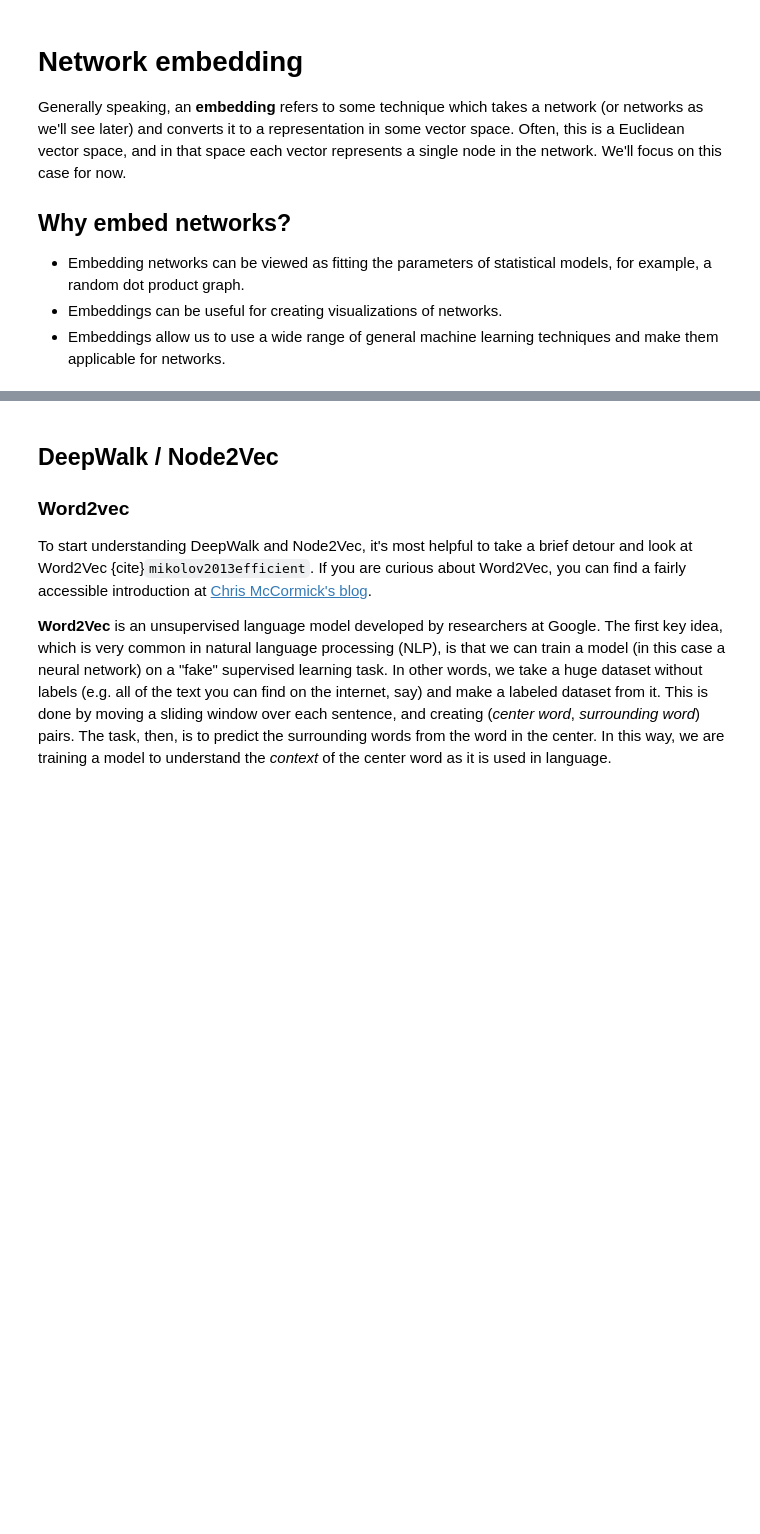
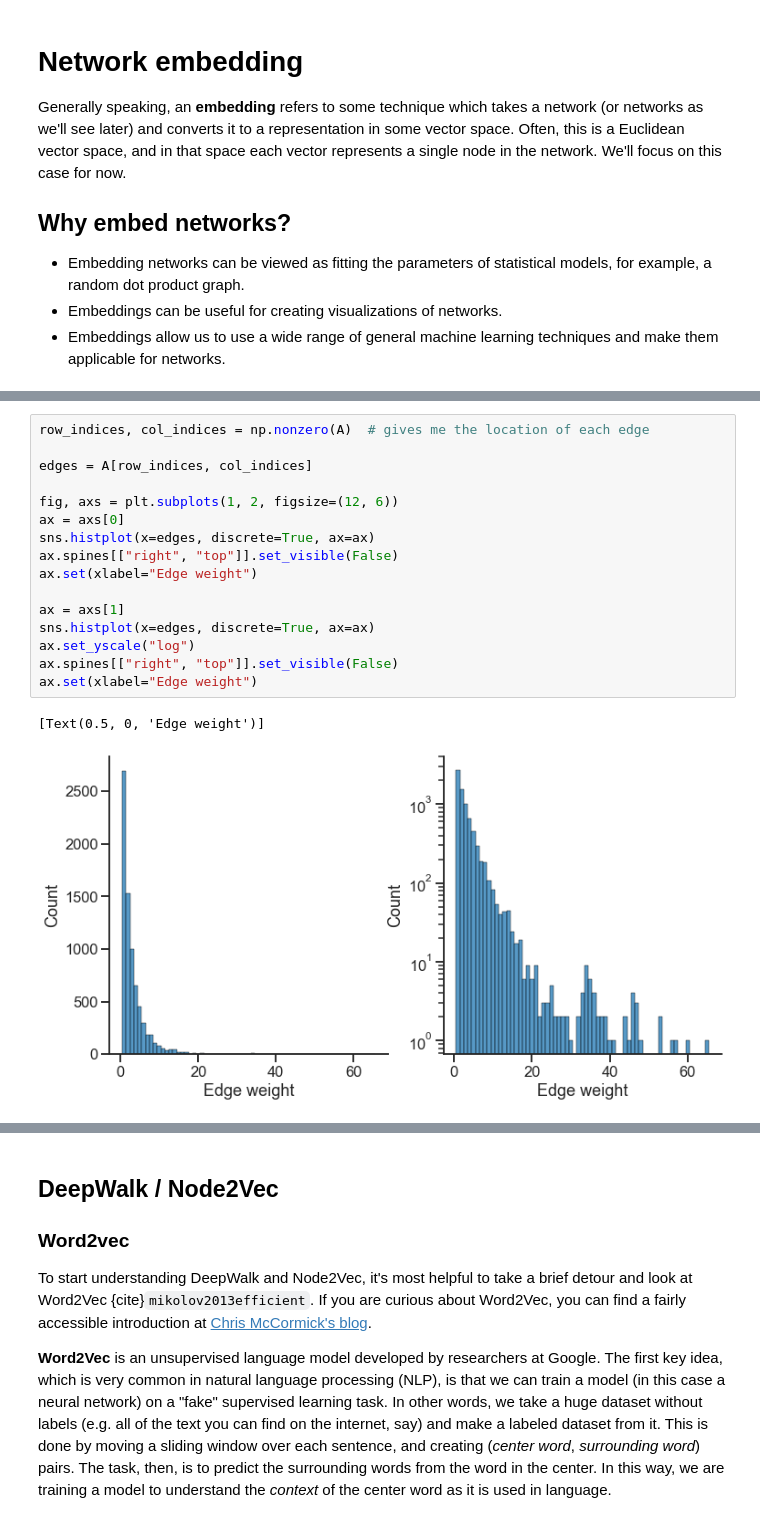
Before and after one commit to bdpedigo/networks-course, a Jupyter notebook: docs/embedding.ipynb, the cells around one changed output, grey strips where cells are left out. Drawn from its saved outputs; the diff is of its cells as text; blank space fills up the shorter version.

```diff
--- a/docs/embedding.ipynb
+++ b/docs/embedding.ipynb
@@ -133,0 +216,19 @@ matrix, $X$.
+# %%
+row_indices, col_indices = np.nonzero(A)  # gives me the location of each edge
+
+edges = A[row_indices, col_indices]
+
+fig, axs = plt.subplots(1, 2, figsize=(12, 6))
+ax = axs[0]
+sns.histplot(x=edges, discrete=True, ax=ax)
+ax.spines[["right", "top"]].set_visible(False)
+ax.set(xlabel="Edge weight")
+
+ax = axs[1]
+sns.histplot(x=edges, discrete=True, ax=ax)
+ax.set_yscale("log")
+ax.spines[["right", "top"]].set_visible(False)
+ax.set(xlabel="Edge weight")
+# %% [output]
+[Text(0.5, 0, 'Edge weight')]
+[figure, added]
```
Also changed, not shown: parts of 22 cells of this notebook.
